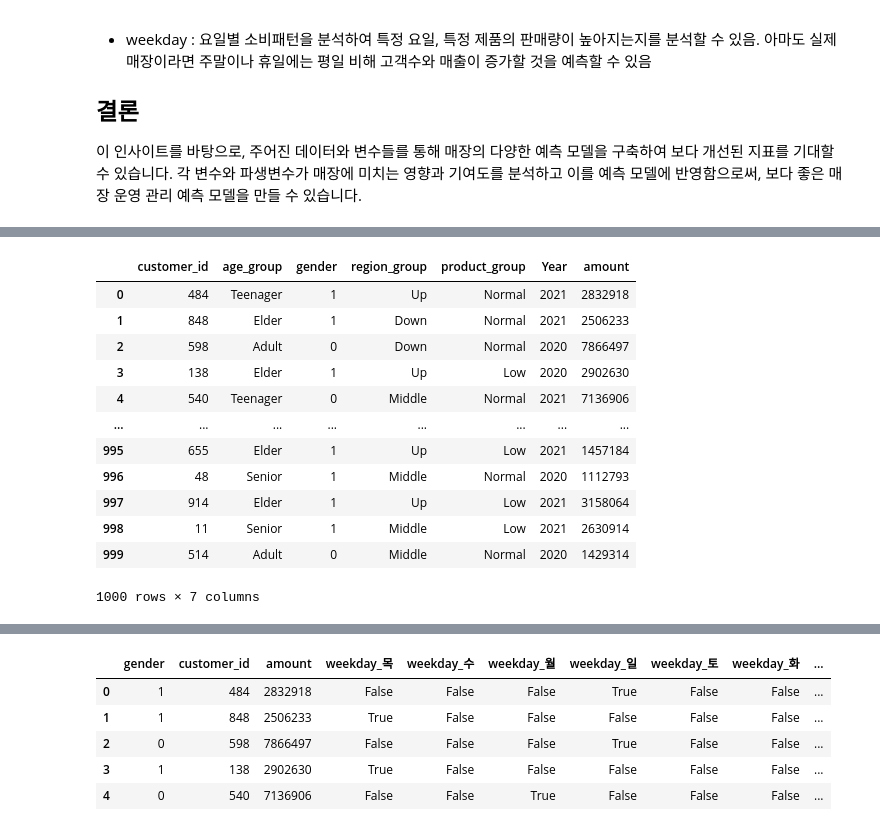
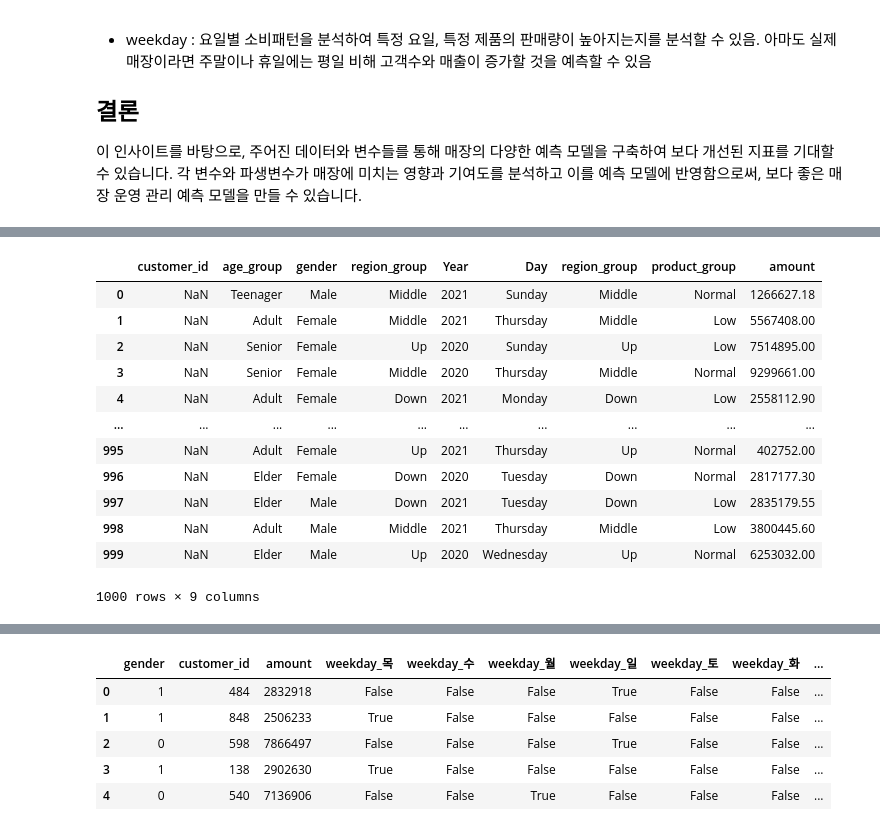
Before and after one commit to wjsghk1267/kita_2404, a Jupyter notebook: m03_분석 라이브러리/TASK/Task_0605.ipynb, the cells around one changed output, grey strips where cells are left out. Drawn from its saved outputs; the diff is of its cells as text; code cells hidden in the pictures.

```diff
--- a/m03_분석 라이브러리/TASK/Task_0605.ipynb
+++ b/m03_분석 라이브러리/TASK/Task_0605.ipynb
@@ -234,6 +244,6 @@ df_a.loc[Down, ['amount']] *= 0.7
 # %%
 # 데이터 전처리 - 필요없는 열 제거
-df_a.drop(columns=['order_no','customer_id','customer_id_x','age', 'region','date','product_20','product_21', 'quantity_20', 'quantity_21', 'time_20', 'time_21','amount_20','amount_21','price_20','price_21','product'], inplace=True)
+df_a.drop(columns=['order_no','customer_id','customer_id_x', 'region','date','product_20','product_21', 'quantity_20', 'quantity_21', 'time_20', 'time_21','amount_20','amount_21','price_20','price_21'], inplace=True)
 # %%
 df_a.head()
 # %% [output]
@@ -260,22 +281,22 @@ dtype: int64
 # %%
 # df 이름, 순서 정리
 df_a.rename(columns={'customer_id_y': 'customer_id'}, inplace=True)
-df_b = df_a.reindex(columns=['customer_id', 'age_group', 'gender', 'region_group', 'product_group', 'Year', 'amount'])
+df_b = df_a.reindex(columns=['customer_id', 'age_group', 'gender','region_group','Year','Day','region_group', 'product_group','amount'])
 df_b
 # %% [output]
-|  | customer_id | age_group | gender | region_group | product_group | Year | amount |
-| 0 | 484 | Teenager | 1 | Up | Normal | 2021 | 2832918 |
-| 1 | 848 | Elder | 1 | Down | Normal | 2021 | 2506233 |
-| 2 | 598 | Adult | 0 | Down | Normal | 2020 | 7866497 |
-| 3 | 138 | Elder | 1 | Up | Low | 2020 | 2902630 |
-| 4 | 540 | Teenager | 0 | Middle | Normal | 2021 | 7136906 |
-| ... | ... | ... | ... | ... | ... | ... | ... |
-| 995 | 655 | Elder | 1 | Up | Low | 2021 | 1457184 |
-| 996 | 48 | Senior | 1 | Middle | Normal | 2020 | 1112793 |
-| 997 | 914 | Elder | 1 | Up | Low | 2021 | 3158064 |
-| 998 | 11 | Senior | 1 | Middle | Low | 2021 | 2630914 |
-| 999 | 514 | Adult | 0 | Middle | Normal | 2020 | 1429314 |
+|  | customer_id | age_group | gender | region_group | Year | Day | region_group | product_group | amount |
+| 0 | NaN | Teenager | Male | Middle | 2021 | Sunday | Middle | Normal | 1266627.18 |
+| 1 | NaN | Adult | Female | Middle | 2021 | Thursday | Middle | Low | 5567408.00 |
+| 2 | NaN | Senior | Female | Up | 2020 | Sunday | Up | Low | 7514895.00 |
+| 3 | NaN | Senior | Female | Middle | 2020 | Thursday | Middle | Normal | 9299661.00 |
+| 4 | NaN | Adult | Female | Down | 2021 | Monday | Down | Low | 2558112.90 |
+| ... | ... | ... | ... | ... | ... | ... | ... | ... | ... |
+| 995 | NaN | Adult | Female | Up | 2021 | Thursday | Up | Normal | 402752.00 |
+| 996 | NaN | Elder | Female | Down | 2020 | Tuesday | Down | Normal | 2817177.30 |
+| 997 | NaN | Elder | Male | Down | 2021 | Tuesday | Down | Low | 2835179.55 |
+| 998 | NaN | Adult | Male | Middle | 2021 | Thursday | Middle | Low | 3800445.60 |
+| 999 | NaN | Elder | Male | Up | 2020 | Wednesday | Up | Normal | 6253032.00 |
-1000 rows × 7 columns
+1000 rows × 9 columns
 # %%
 df_a.info()
 # %% [output]
```
Also changed, not shown: parts of 11 cells of this notebook, 1 other file.
